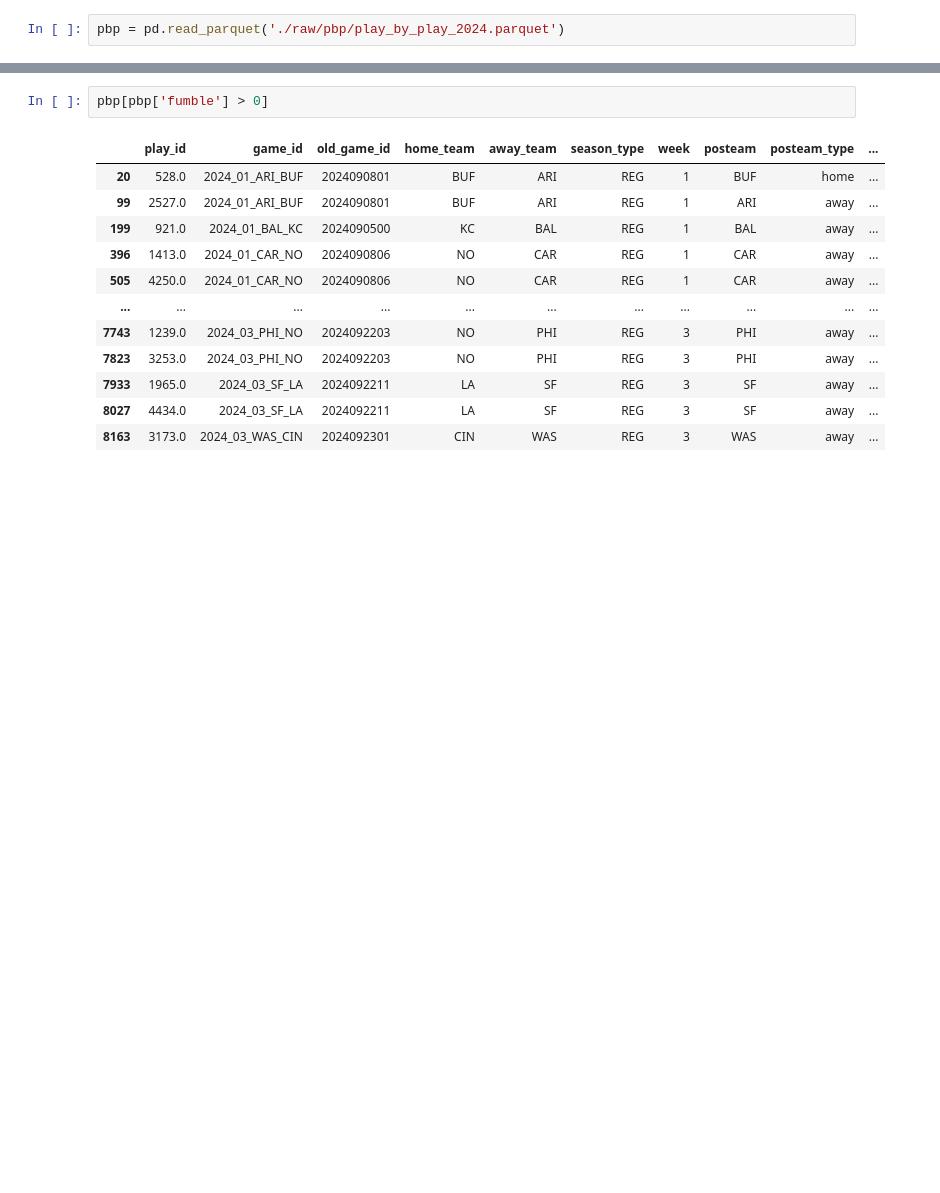
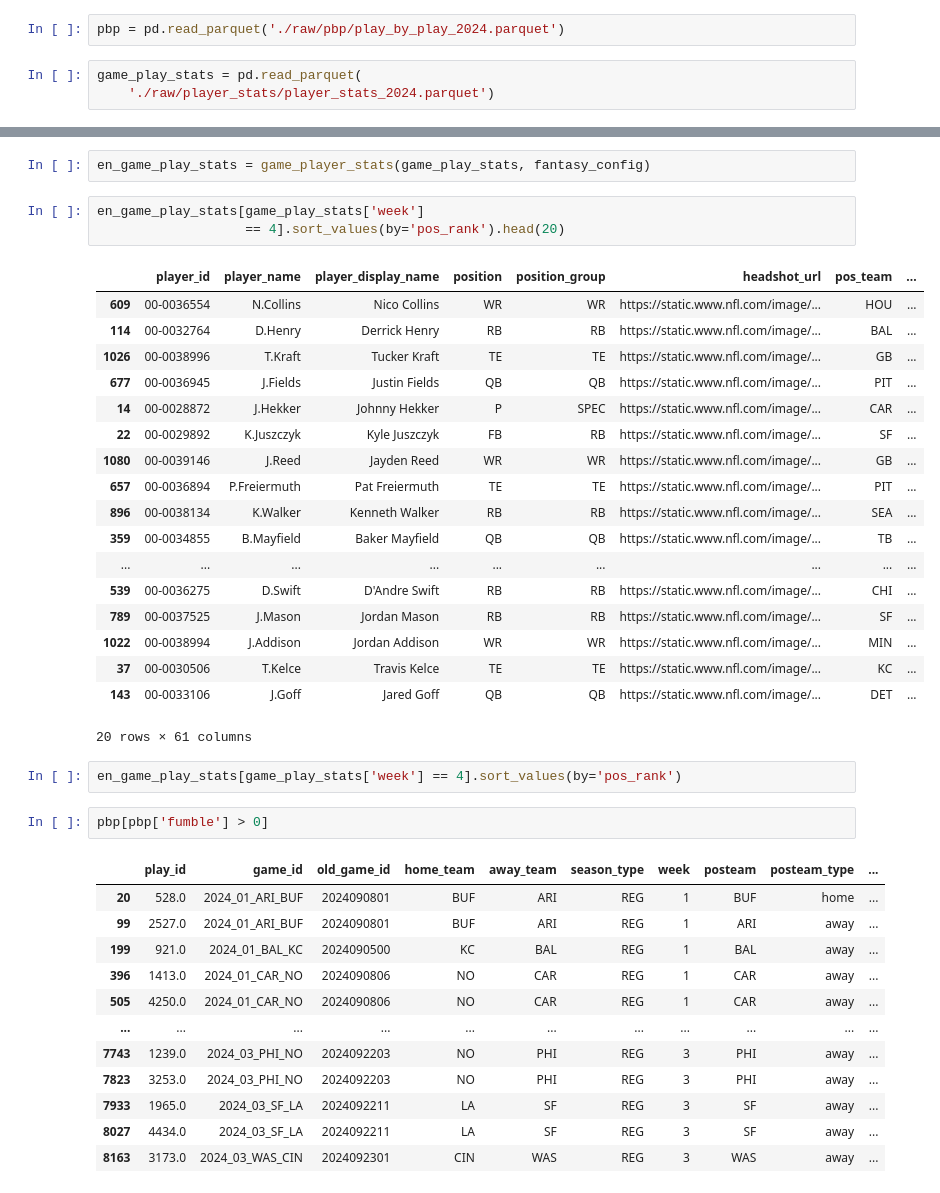
Before and after one commit to HelloHowAreYouHaveANiceDay/ff_page, a Jupyter notebook: data/scratch.ipynb, the cells around one changed output, grey strips where cells are left out. Drawn from its saved outputs; the diff is of its cells as text; blank space fills up the shorter version.

Commit message:
new per game stats source

```diff
--- a/data/scratch.ipynb
+++ b/data/scratch.ipynb
@@ -19,2 +18,5 @@ download_snap_counts(2024)
 # %%
 pbp = pd.read_parquet('./raw/pbp/play_by_play_2024.parquet')
+# %%
+game_play_stats = pd.read_parquet(
+    './raw/player_stats/player_stats_2024.parquet')
@@ -21,3 +41,29 @@ pbp = pd.read_parquet('./raw/pbp/play_by_play_2024.parquet')
+# %%
+en_game_play_stats = game_player_stats(game_play_stats, fantasy_config)
+# %%
+en_game_play_stats[game_play_stats['week']
+                   == 4].sort_values(by='pos_rank').head(20)
+# %% [output]
+|  | player_id | player_name | player_display_name | position | position_group | headshot_url | pos_team | ... |
+| 609 | 00-0036554 | N.Collins | Nico Collins | WR | WR | https://static.www.nfl.com/image/... | HOU | ... |
+| 114 | 00-0032764 | D.Henry | Derrick Henry | RB | RB | https://static.www.nfl.com/image/... | BAL | ... |
+| 1026 | 00-0038996 | T.Kraft | Tucker Kraft | TE | TE | https://static.www.nfl.com/image/... | GB | ... |
+| 677 | 00-0036945 | J.Fields | Justin Fields | QB | QB | https://static.www.nfl.com/image/... | PIT | ... |
+| 14 | 00-0028872 | J.Hekker | Johnny Hekker | P | SPEC | https://static.www.nfl.com/image/... | CAR | ... |
+| 22 | 00-0029892 | K.Juszczyk | Kyle Juszczyk | FB | RB | https://static.www.nfl.com/image/... | SF | ... |
+| 1080 | 00-0039146 | J.Reed | Jayden Reed | WR | WR | https://static.www.nfl.com/image/... | GB | ... |
+| 657 | 00-0036894 | P.Freiermuth | Pat Freiermuth | TE | TE | https://static.www.nfl.com/image/... | PIT | ... |
+| 896 | 00-0038134 | K.Walker | Kenneth Walker | RB | RB | https://static.www.nfl.com/image/... | SEA | ... |
+| 359 | 00-0034855 | B.Mayfield | Baker Mayfield | QB | QB | https://static.www.nfl.com/image/... | TB | ... |
+| ... | ... | ... | ... | ... | ... | ... | ... | ... |
+| 539 | 00-0036275 | D.Swift | D'Andre Swift | RB | RB | https://static.www.nfl.com/image/... | CHI | ... |
+| 789 | 00-0037525 | J.Mason | Jordan Mason | RB | RB | https://static.www.nfl.com/image/... | SF | ... |
+| 1022 | 00-0038994 | J.Addison | Jordan Addison | WR | WR | https://static.www.nfl.com/image/... | MIN | ... |
+| 37 | 00-0030506 | T.Kelce | Travis Kelce | TE | TE | https://static.www.nfl.com/image/... | KC | ... |
+| 143 | 00-0033106 | J.Goff | Jared Goff | QB | QB | https://static.www.nfl.com/image/... | DET | ... |
+20 rows × 61 columns
+# %%
+en_game_play_stats[game_play_stats['week'] == 4].sort_values(by='pos_rank')
 # %%
 pbp[pbp['fumble'] > 0]
 # %% [output]
```
Also changed, not shown: parts of 4 cells of this notebook, 14 other files.
